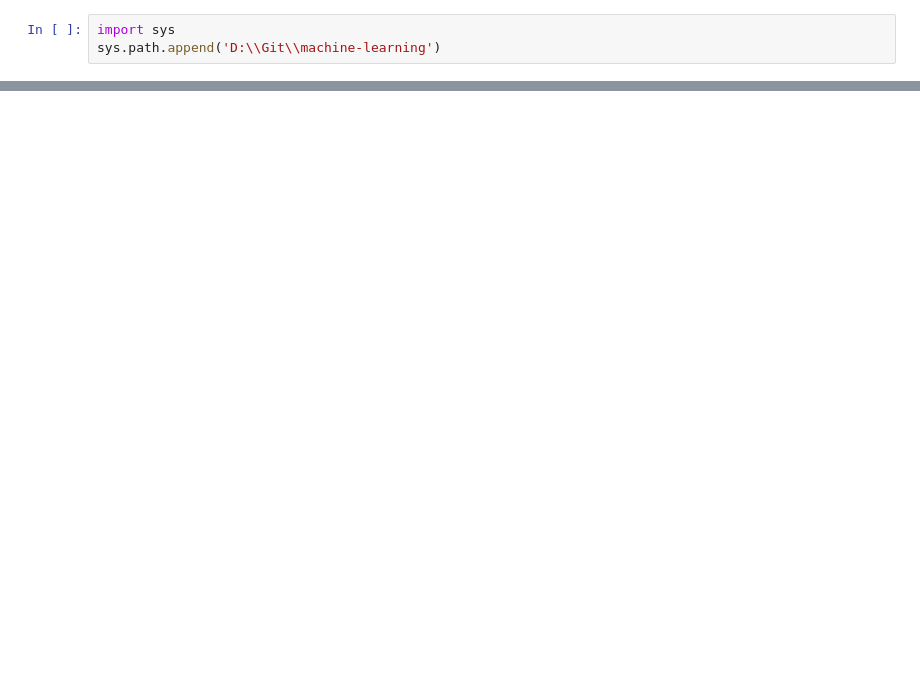
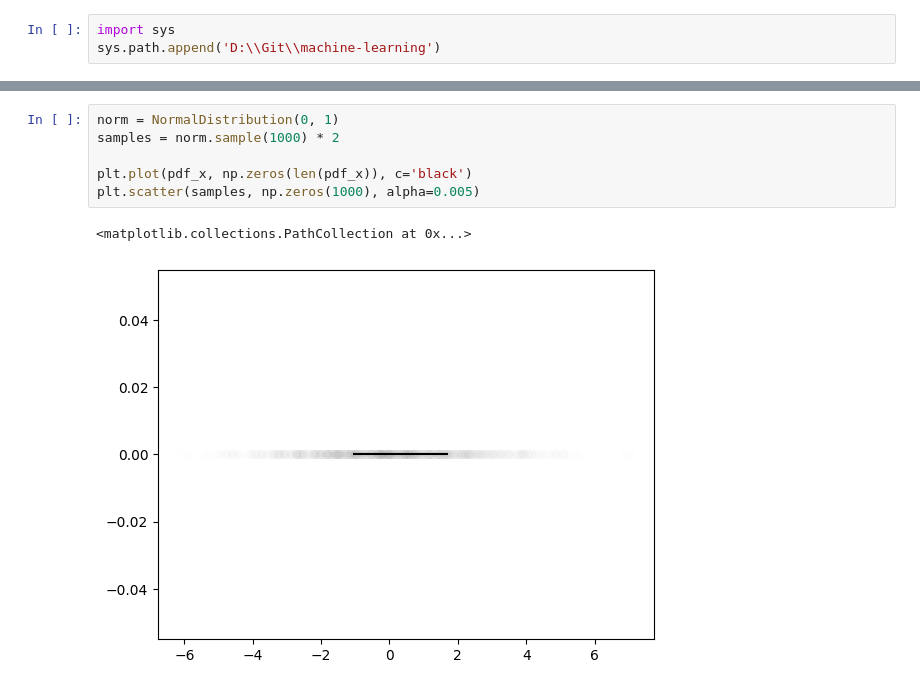
Before and after one commit to szmidapatrik/machine-learning, a Jupyter notebook: ipynb/rejection_sampling.ipynb, the cells around one changed output, grey strips where cells are left out. Cells and saved outputs as stored; diff of their text form; blank space fills up the shorter version.

```diff
--- a/ipynb/rejection_sampling.ipynb
+++ b/ipynb/rejection_sampling.ipynb
@@ -25,0 +59,9 @@ ax[1].plot(pdf_x, pdf_y)
+# %%
+norm = NormalDistribution(0, 1)
+samples = norm.sample(1000) * 2
+
+plt.plot(pdf_x, np.zeros(len(pdf_x)), c='black')
+plt.scatter(samples, np.zeros(1000), alpha=0.005)
+# %% [output]
+<matplotlib.collections.PathCollection at 0x...>
+[figure, added]
```
Also changed, not shown: parts of 12 cells of this notebook, 9 other files.
